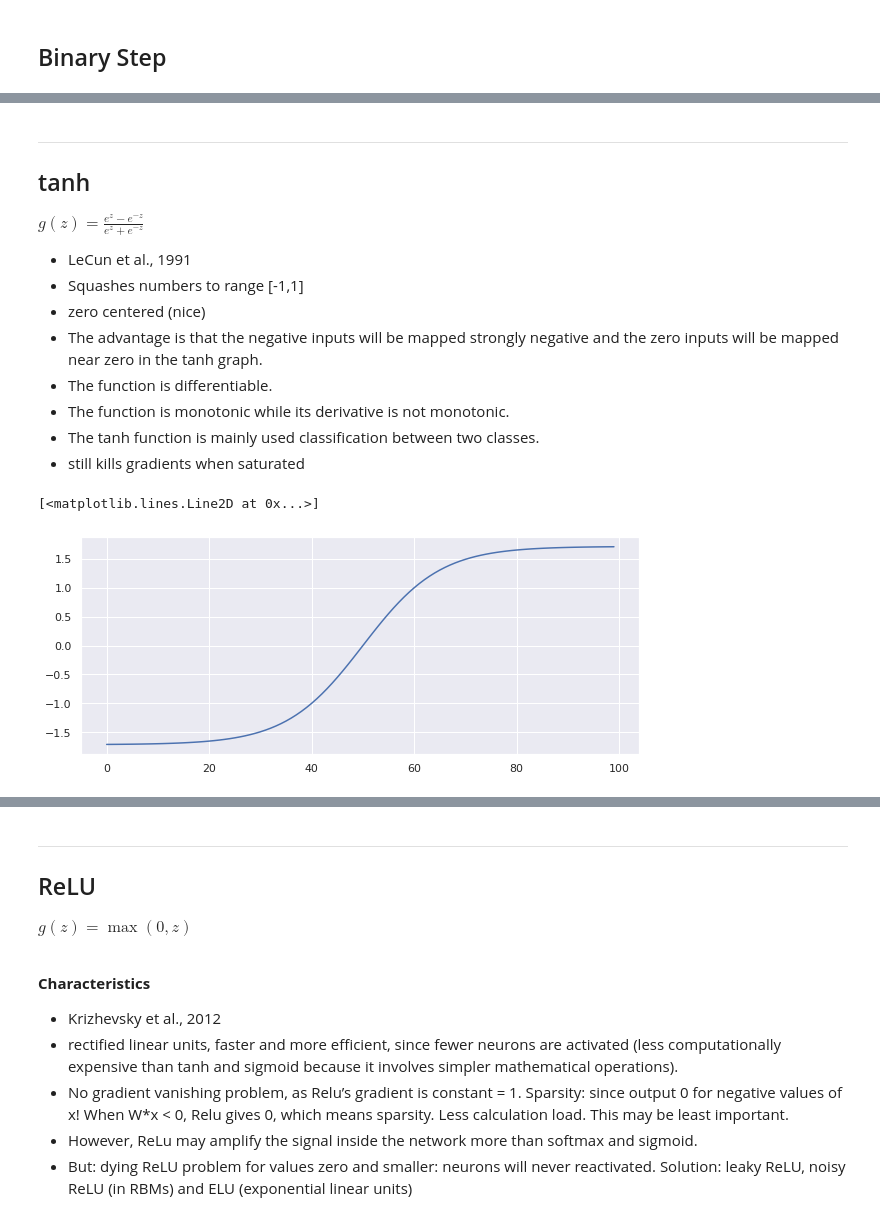
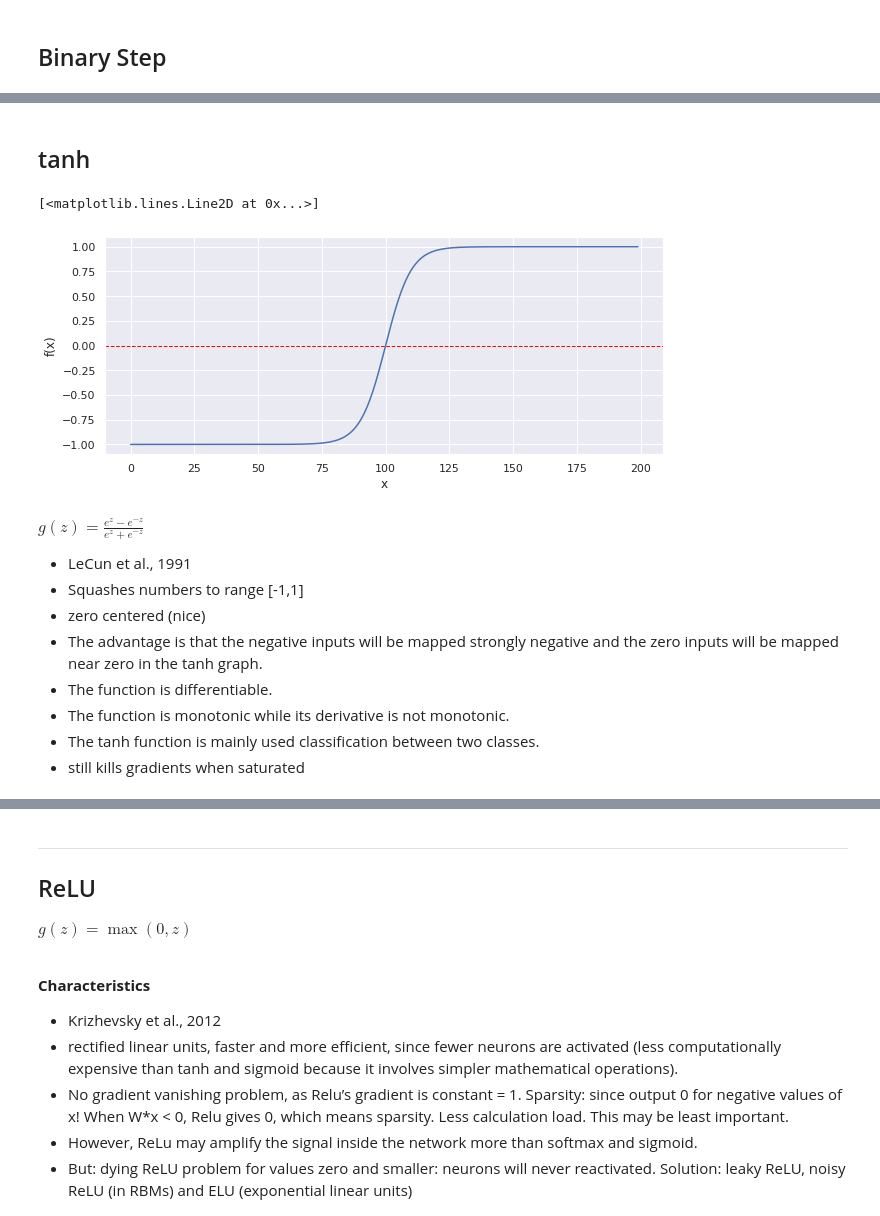
Before and after one commit to deltorobarba/sciences, a Jupyter notebook: activation.ipynb, the cells around one changed output, grey strips where cells are left out. Drawn from its saved outputs; the diff is of its cells as text; code cells hidden in the pictures.

```diff
--- a/activation.ipynb
+++ b/activation.ipynb
@@ -61,13 +59,15 @@ plt.savefig('step.svg', format='svg')
+# %% [markdown]
+## tanh
+# %%
+x = np.arange(-10, 10, 0.1)
+plt.xlabel('x'), plt.ylabel('f(x)')
+plt.axhline(y=0, color='red', linestyle='--', linewidth=1.0);
+plt.plot(np.tanh(x))
+# %% [output]
+[<matplotlib.lines.Line2D at 0x...>]
+[figure, added]
 # %% [markdown]
-
-
----
-
-
-
-## tanh
-
- $g(z)=\frac{e^{z}-e^{-z}}{e^{z}+e^{-z}}$
+$g(z)=\frac{e^{z}-e^{-z}}{e^{z}+e^{-z}}$
 
 * LeCun et al., 1991
 * Squashes numbers to range [-1,1]
@@ -77,8 +77,3 @@ plt.savefig('step.svg', format='svg')
 * The function is monotonic while its derivative is not monotonic.
 * The tanh function is mainly used classification between two classes.
 * still kills gradients when saturated
-# %%
-plt.plot(1.7159 * np.tanh(2/3 * x))
-# %% [output]
-[<matplotlib.lines.Line2D at 0x...>]
-[figure, removed]
```
Also changed, not shown: parts of 8 cells of this notebook.
